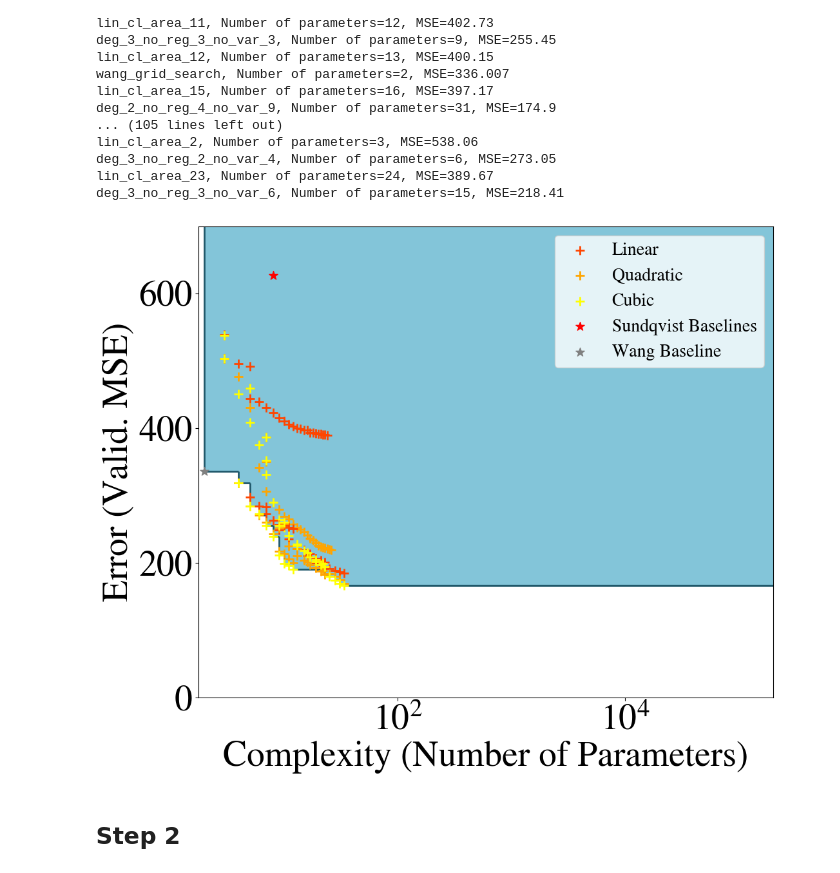
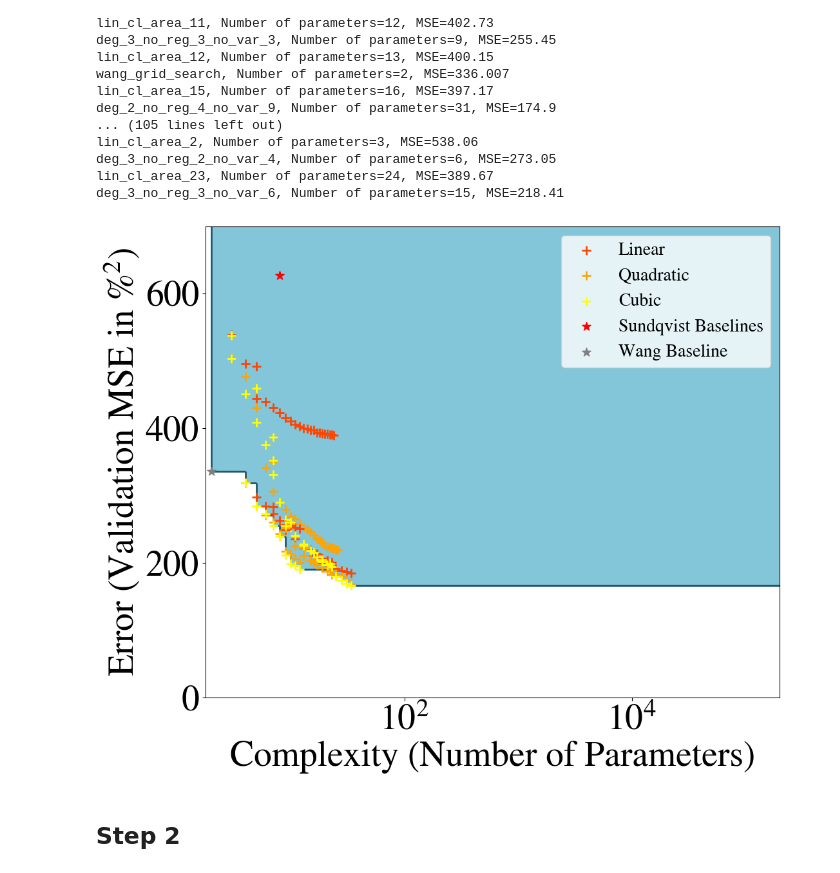
Before and after one commit to tbeucler/2024_Pareto_Distillation, a Jupyter notebook: Colab_Notebook.ipynb, the cells around one changed output. Saved outputs shown, nothing was run; the diff lists cells and outputs as text; code cells hidden in the pictures.

```diff
--- a/Colab_Notebook.ipynb
+++ b/Colab_Notebook.ipynb
@@ -6,7 +8,7 @@ Based on model performance and complexity, this Jupyter notebook reproduces Pare
 3. Tropical precipitation modeling
 # %%
 # Please enter the path to the data below
-path_data = _
+path_data = '/content/'
 #path_data = '/work/FAC/FGSE/IDYST/tbeucler/default/tbeucler/2024_Pareto_Distillation_Data'
 # %% [markdown]
 # Imports, Data Loading, and Shared Functions
@@ -293,35 +295,35 @@ for k in cc['Complexity/Number of parameters'].keys():
         ax.scatter(np.log10(cc['Complexity/Number of parameters'][k]),
                    cc['MSE scores on validation set'][k],
                    s=siz, color=col, zorder=2, marker=m, label=cap)
 
 # Set limits
 ax.set_xlim((0.25, 5.3))
 ax.set_ylim((0, 699))
 
 # Improve the plot
 plt.xlabel('Complexity (Number of Parameters)')
-plt.ylabel('Error (Valid. MSE)')
+plt.ylabel('Error (Validation MSE in $\%^2$)')
 
 # Eliminate all redundant legend entries
 handles, labels = plt.gca().get_legend_handles_labels()
 by_label = dict(zip(labels, handles))
 
 # Ensure the color of 'Linear' is 'orangered'
 for handle, label in zip(handles, labels):
     if label == 'Linear':
         handle.set_color('orangered')
 
 # Create new legend entries
 new_labels = ['Linear', 'Quadratic', 'Cubic', 'Sundqvist Baselines', 'Wang Baseline']
 new_handles = [by_label[label] for label in new_labels]
 plt.legend(new_handles, new_labels, fontsize=fz/2)
 
 # Use scientific notation for x-ticks
 ax.xaxis.set_major_formatter(ticker.FuncFormatter(lambda x, pos: f'$10^{{{int(x)}}}$'))
 
 plt.show()
 # %% [output]
-[figure, old version]
+[figure, new version]
 # %% [markdown]
 ## Step 2
 # %%
```
Also changed, not shown: parts of 7 cells of this notebook.
